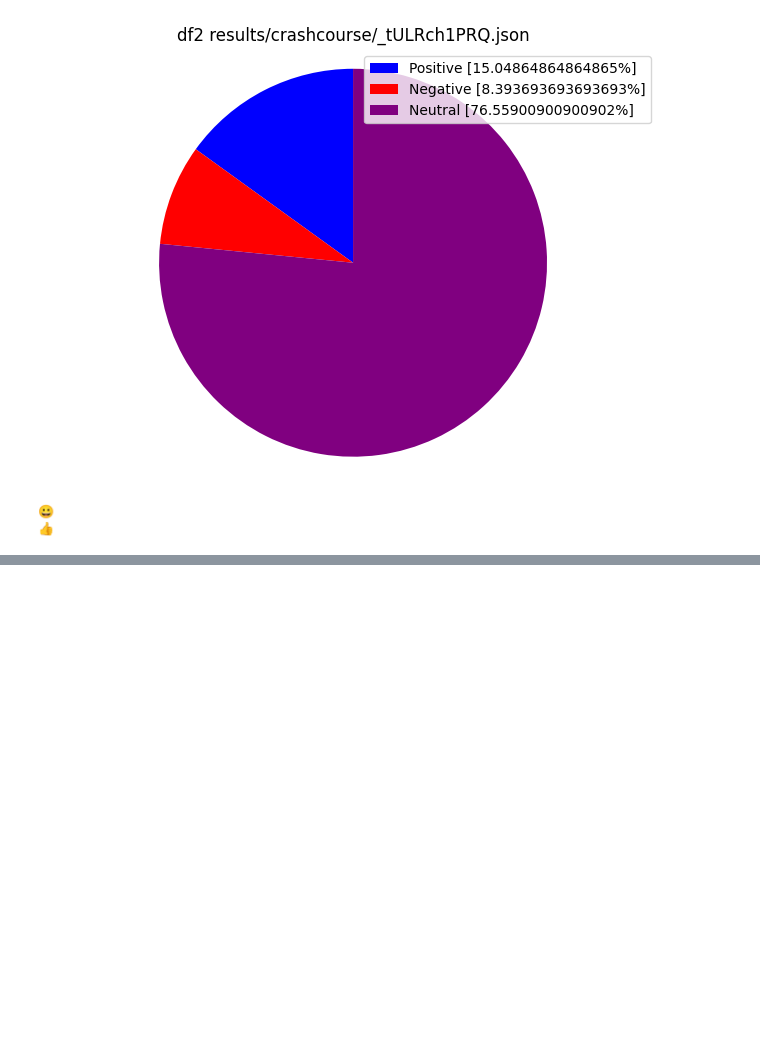
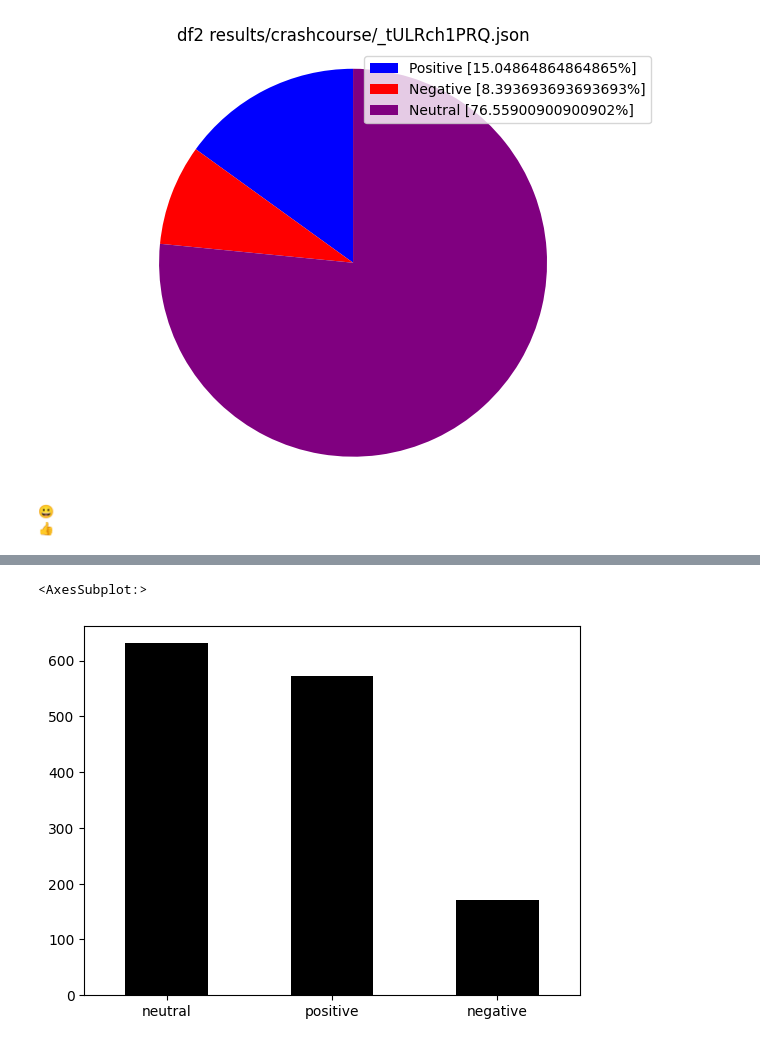
Before and after one commit to awaubreyw/aubrey_dissertation, a Jupyter notebook: src/get_sentiment_vader.ipynb, the cells around one changed output, grey strips where cells are left out. Cells and saved outputs as stored; diff of their text form; code cells hidden in the pictures; blank space fills up the shorter version.

```diff
--- a/src/get_sentiment_vader.ipynb
+++ b/src/get_sentiment_vader.ipynb
@@ -49,10 +49,14 @@ analyzer = SentimentIntensityAnalyzer()
 positive1 = []
 negative1 = []
 neutral1 = []
+compound1 = []
+sentiment1 = []
 
 positive2 = []
 negative2 = []
 neutral2 = []
+compound2 = []
+sentiment2 = []
 # %%
 #for line in df['Comment']:
 for line in range(df1.shape[0]):
@@ -138,6 +175,8 @@ Index(['comment_by', 'comment_text', 'comment_date', 'likes_count'], dtype='obje
 df1["negative"] = negative1 #create and add new column named Negative
 df1["neutral"] = neutral1
 df1["positive"] = positive1
+df1["compound"] = compound1
+df1["sentiment"] = sentiment1
 
 #pd.set_option('display.max_columns', None)
 #print(df.head())
@@ -157,6 +196,9 @@ print(neu_avg1)
 
 pos_avg1 = df1['positive'].mean()
 print(pos_avg1)
+
+compound_avg1 = df1['compound'].mean()
+print(compound_avg1)
 # %% [output]
 0.038584
 0.8247447272727272
@@ -330,0 +406,6 @@ plt.show()
+# %%
+result1 = df1['sentiment'].value_counts()
+result1.plot(kind='bar', rot=0, color=['black', 'black', 'black'])
+# %% [output]
+<AxesSubplot:>
+[figure, added]
```
Also changed, not shown: parts of 14 cells of this notebook.
